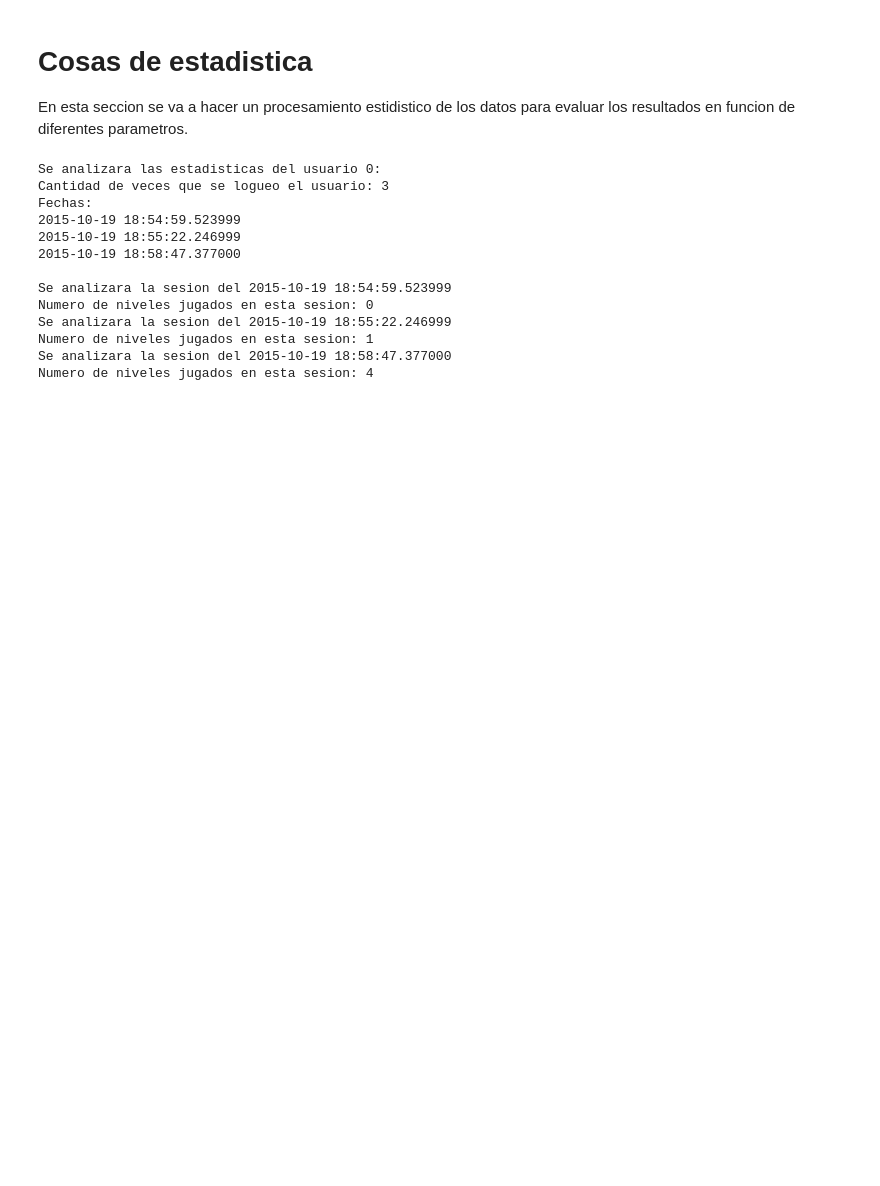
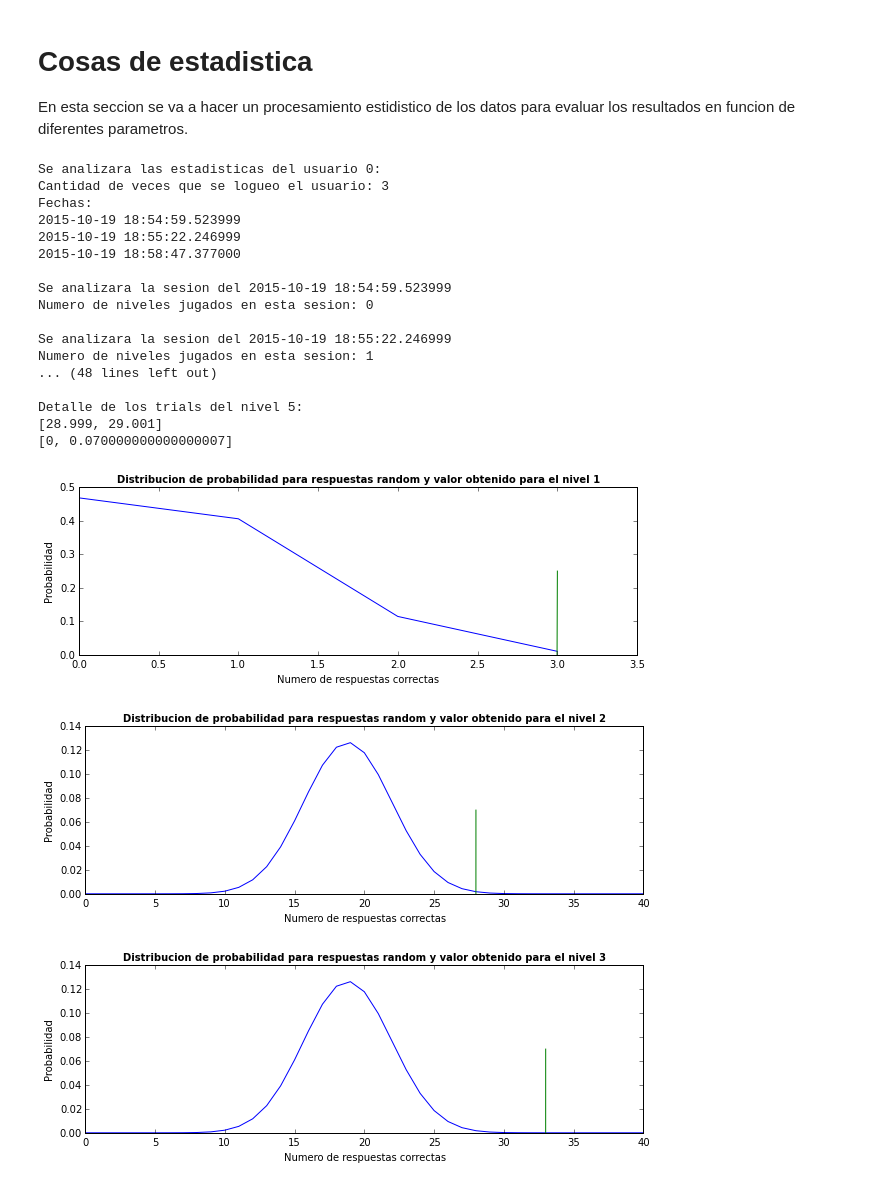
Before and after one commit to IoniUTDT/IPyVisound, a Jupyter notebook: Visound - analisis grafico.ipynb, the cells around one changed output. Cells and saved outputs as stored; diff of their text form; code cells hidden in the pictures; blank space fills up the shorter version.

Commit message:
Complete el tema del analisis estadistico (al menos las herramientas) y rearme un poco el codigo mandando lo que ya esta hecho a archivos

```diff
--- a/Visound - analisis grafico.ipynb
+++ b/Visound - analisis grafico.ipynb
@@ -208,19 +36,26 @@ for index, usuario in usuarios.iterrows():
 
 En esta seccion se va a hacer un procesamiento estidistico de los datos para evaluar los resultados en funcion de diferentes parametros.
 # %%
-for index, usuario in usuarios.iterrows():
-    analizarUsuario(usuario)
+for index, usuario in data['usuarios'].iterrows():
+    analizarUsuario(usuario,data)
 # %% [output]
 Se analizara las estadisticas del usuario 0:
 Cantidad de veces que se logueo el usuario: 3
 Fechas:
 2015-10-19 18:54:59.523999
 2015-10-19 18:55:22.246999
 2015-10-19 18:58:47.377000
 
 Se analizara la sesion del 2015-10-19 18:54:59.523999
 Numero de niveles jugados en esta sesion: 0
+
 Se analizara la sesion del 2015-10-19 18:55:22.246999
 Numero de niveles jugados en esta sesion: 1
-Se analizara la sesion del 2015-10-19 18:58:47.377000
-Numero de niveles jugados en esta sesion: 4
+... (48 lines left out)
+
+Detalle de los trials del nivel 5:
+[28.999, 29.001]
+[0, 0.070000000000000007]
+[figure, added]
+[figure, added]
+[figure, added]
```
Also changed, not shown: parts of 15 cells of this notebook, 9 other files.
